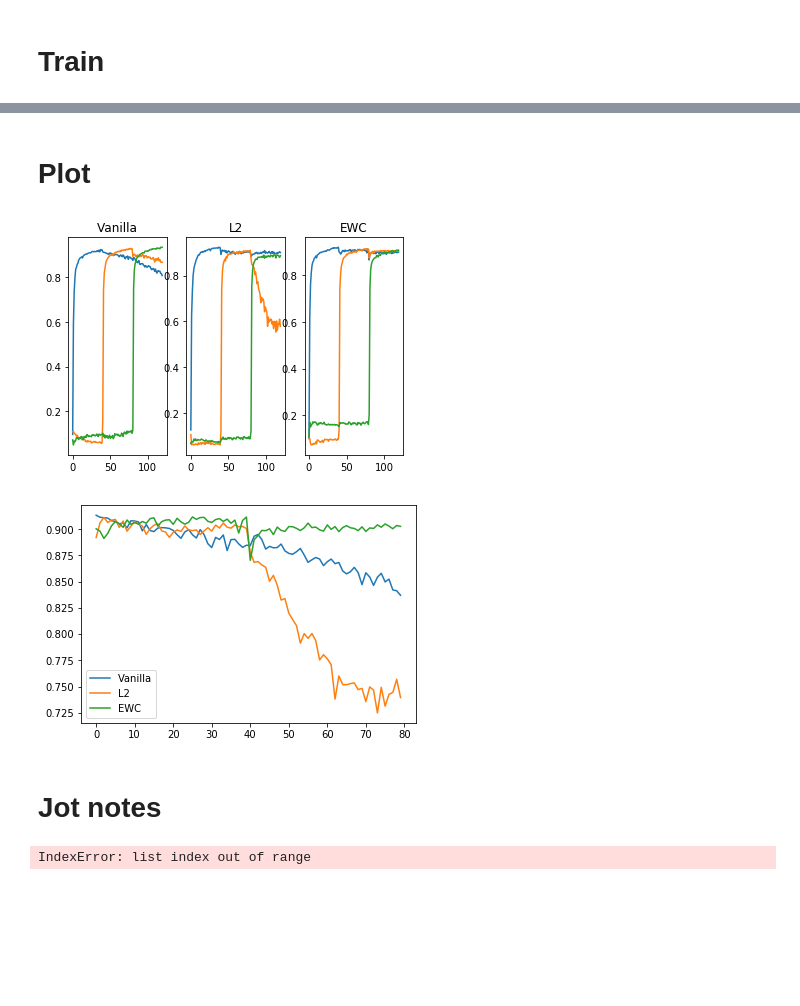
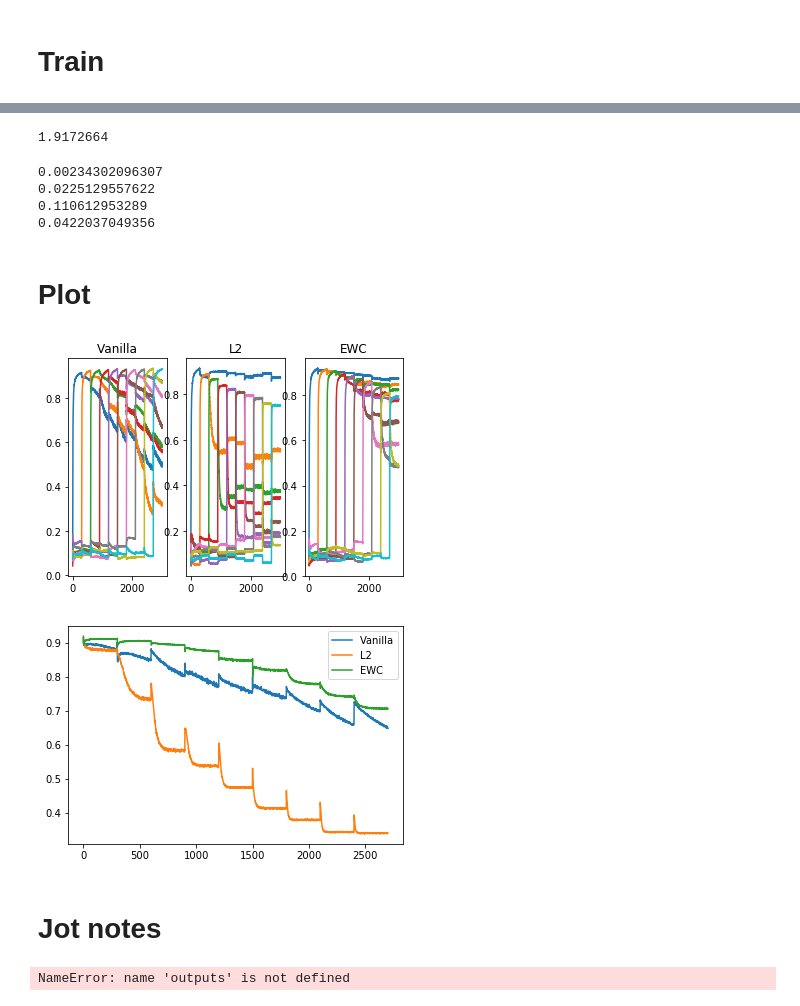
Before and after one commit to hjjimmykim/jormungand, a Jupyter notebook: main_tf.ipynb, the cells around one changed output, grey strips where cells are left out. Cells and saved outputs as stored; diff of their text form; code cells hidden in the pictures; blank space fills up the shorter version.

Commit message:
Graph

```diff
--- a/main_tf.ipynb
+++ b/main_tf.ipynb
@@ -32,22 +29,24 @@ num_seed = 1
 tf.set_random_seed(num_seed)
 
 # Training
-N_task = 3       # Number of tasks
-N_it = 800       # Number of iterations
+N_task = 20       # Number of tasks
+N_it = 6000       # Number of iterations
 batch_size = 100 # Number of samples in each minibatch
+alpha = 0.01     # Learning rate
+optim_type = 0   # 0 = GradientDescentOptimizer, 1 = AdamOptimizer
 
 # Network
 hidden_size = 50       # Number of hidden layer neurons
 
 # Regularization and Fisher
-lambda_L2 = 0.025        # Regularization parameter for L2
+lambda_L2 = 0.05        # Regularization parameter for L2
 lambda_EWC = 15         # Regularization parameter for EWC
 sample_size_Fish = 200 # Number of samples to use to estimate Fisher Info.
 
 # Miscellaneous
 ep_rec = 20            # Record test accuracy every ep_rec iterations
 ep_time = int(N_it/1) # Display time every ep_time iterations
-save_plots = False
+save_plots = True
 # %% [markdown]
 # Load data
 # %%
@@ -93,15 +92,21 @@ sess = tf.InteractiveSession() # Initialize session
 input_dim = datasets[0].train.images.shape[1]
 output_dim = datasets[0].train.labels.shape[1]
 inputs = tf.placeholder(tf.float32, shape=[None,input_dim])
-outputs = tf.placeholder(tf.float32, shape=[None,output_dim])
+labels = tf.placeholder(tf.float32, shape=[None,output_dim])
 
 # Instantiate models
 tf.set_random_seed(num_seed)
-model = Net(inputs,outputs,hidden_dim=50)
+model = Net(inputs,labels,hidden_dim=50)
 tf.set_random_seed(num_seed)
-model_L2 = Net(inputs,outputs,hidden_dim=50)
+model_L2 = Net(inputs,labels,hidden_dim=50)
 tf.set_random_seed(num_seed)
-model_EWC = Net(inputs,outputs,hidden_dim=50)
+model_EWC = Net(inputs,labels,hidden_dim=50)
+
+# Model set
+model.set_vanilla(alpha,optim_type)
+model_L2.set_L2(alpha,optim_type)
+model_EWC.set_EWC(alpha,optim_type)
+model_EWC.set_Fisher()
 
 # Initialize variables
 sess.run(tf.global_variables_initializer())
@@ -202,26 +223,41 @@ Total runtime: 332.5786461830139 s
+# %%
+model_EWC.loss_EWC.eval(feed_dict={inputs: datasets[i].train.images,labels:datasets[i].train.labels})
+# %% [output]
+1.9172664
+# %%
+for i in range(len(model_EWC.params_prev)):
+    print(np.mean(model_EWC.Fisher[i]))
+# %% [output]
+0.00234302096307
+0.0225129557622
+0.110612953289
+0.0422037049356
 # %% [markdown]
 # Plot
 # %%
 plt.figure()
 
 plt.subplot(1,3,1)
 plt.title('Vanilla')
 plt.subplot(1,3,2)
 plt.title('L2')
 plt.subplot(1,3,3)
 plt.title('EWC')
 for i in range(N_task):
     plt.subplot(1,3,1)
     plt.plot(test_acc_lists[i],label='Task ' + str(i))
     plt.subplot(1,3,2)
     plt.plot(test_acc_lists_L2[i],label='Task ' + str(i))
     plt.subplot(1,3,3)
     plt.plot(test_acc_lists_EWC[i],label='Task ' + str(i))
 if save_plots:
-    plt.savefig('lr=0.01_N_task='+str(N_task)+'_lamb_L2='+str(lambda_L2)+'_lamb_EWC='+str(lambda_EWC)+'_seed='+str(num_seed)+'.png')
+    title = 'N_task='+str(N_task)+'_N_it='+str(N_it)+'_lr='+str(alpha)+'_lamb_L2='+str(lambda_L2)+'_lamb_EWC='+str(lambda_EWC)+'_seed='+str(num_seed)+'.png'
+    if optim_type:
+        title = 'Adam_' + title
+    plt.savefig(title)
 plt.show()
 # %% [output]
-[figure, old version]
+[figure, new version]
 # %%
 # Task-averaged accuracy (only on trained tasks)
 num_points = int(N_it/ep_rec) # Number of data points per task
@@ -244,14 +280,17 @@ plt.plot(test_acc_avg_L2, label='L2')
 plt.plot(test_acc_avg_EWC, label='EWC')
 plt.legend()
 if save_plots:
-    plt.savefig('lr=0.01_N_task='+str(N_task)+'_lamb_L2='+str(lambda_L2)+'_lamb_EWC='+str(lambda_EWC)+'_seed='+str(num_seed)+'_avg.png')
+    title = 'N_task='+str(N_task)+'_N_it='+str(N_it)+'_lr='+str(alpha)+'_lamb_L2='+str(lambda_L2)+'_lamb_EWC='+str(lambda_EWC)+'_seed='+str(num_seed)+'.png'
+    if optim_type:
+        title = 'Adam_' + title
+    plt.savefig('title')
 plt.show()
 # %% [output]
-[figure, old version]
+[figure, new version]
 # %% [markdown]
 # Jot notes
 # %%
-print(model_EWC.loss_EWC.eval(feed_dict={inputs: datasets[4].train.images,outputs:datasets[4].train.labels}))
+print(model_EWC.loss_EWC.eval(feed_dict={inputs: datasets[2].train.images,outputs:datasets[2].train.labels}))
 # %% [output]
-IndexError: list index out of range
+NameError: name 'outputs' is not defined
 # %%
```
Also changed, not shown: parts of 11 cells of this notebook, 38 other files.
